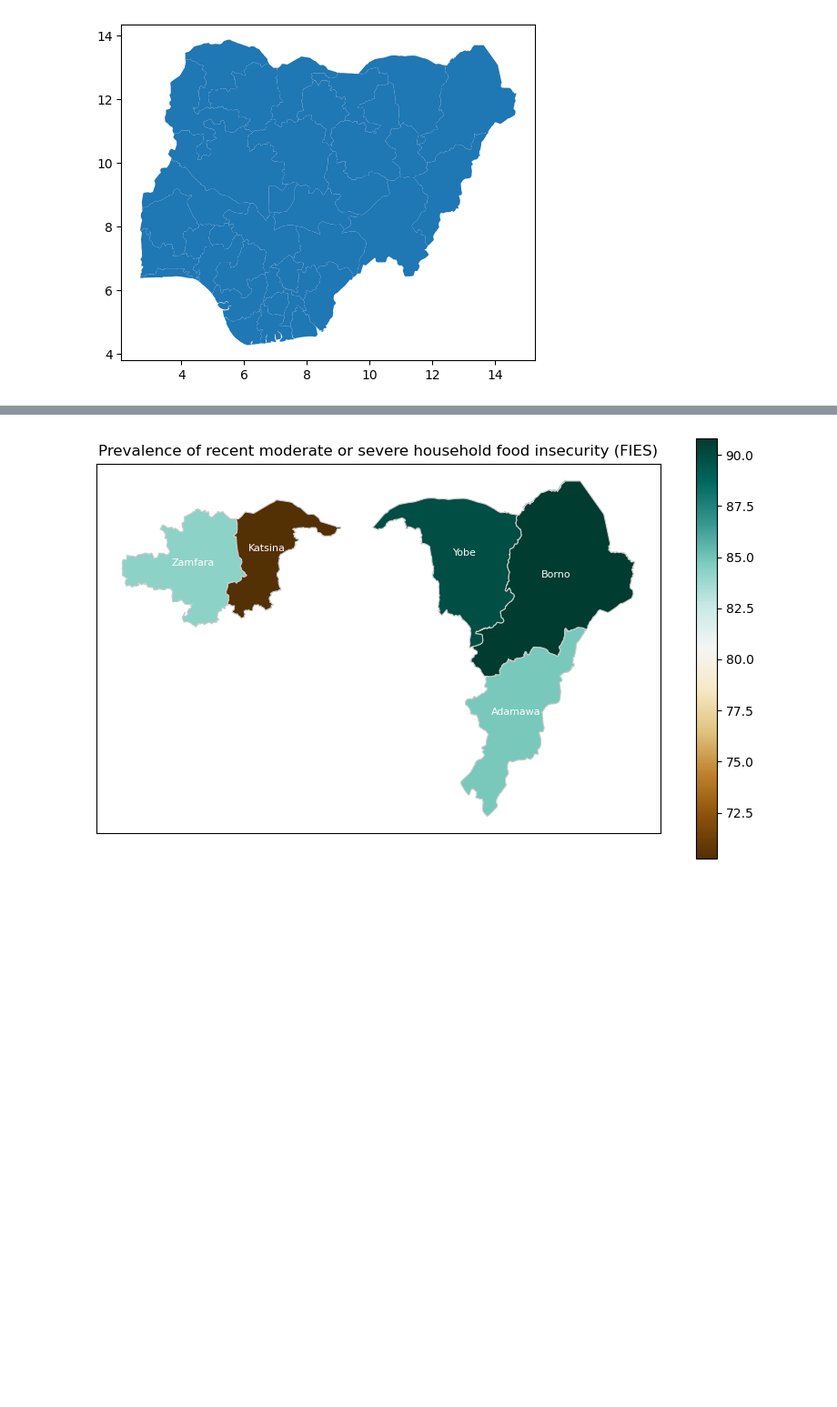
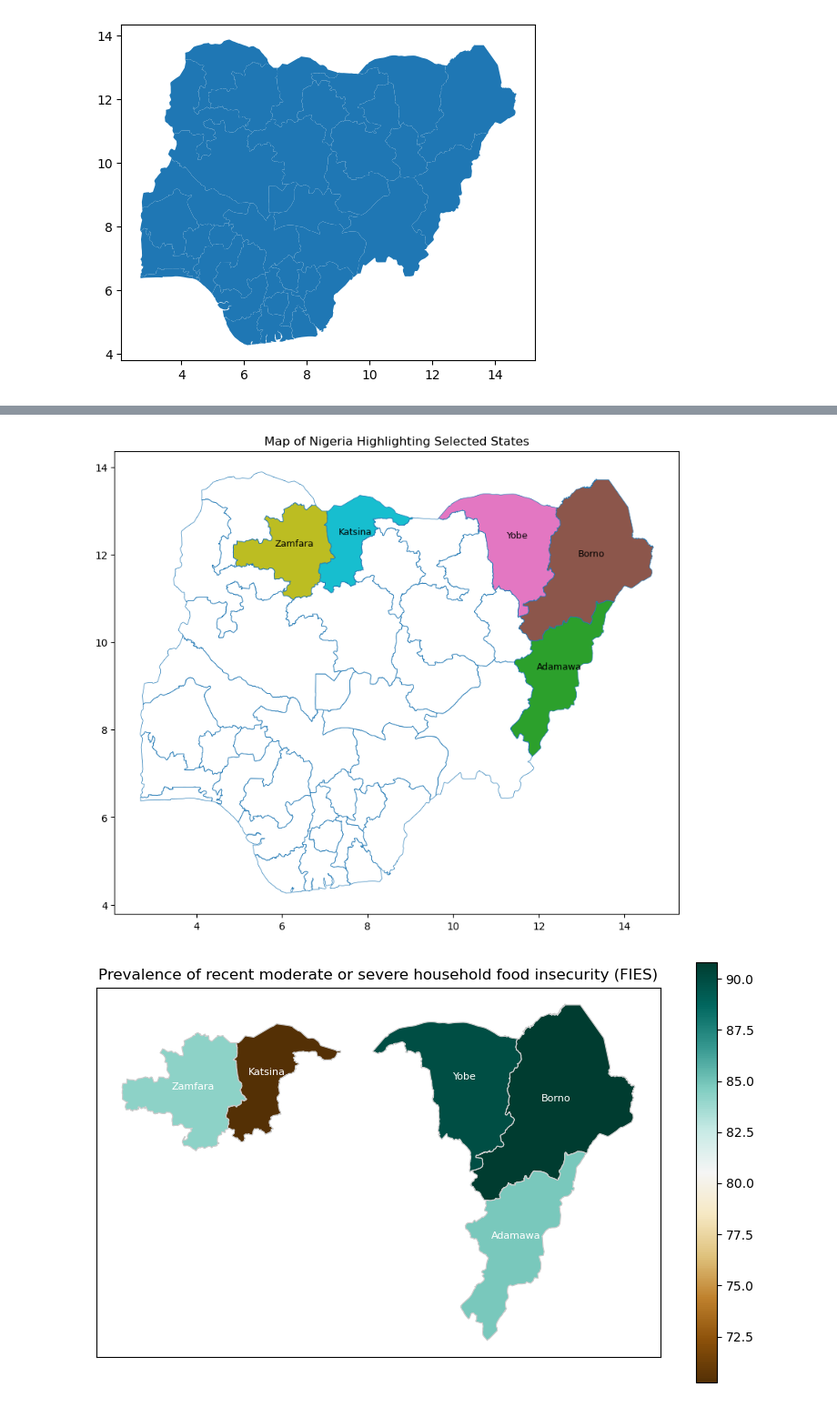
Before and after one commit to decorouz/Food_Insecurity_Indicators_Analysis, a Jupyter notebook: notebooks/2_eda.ipynb, the cells around one changed output, grey strips where cells are left out. Shown at 91% size. Saved outputs shown, nothing was run; the diff lists cells and outputs as text; code cells hidden in the pictures; blank space fills up the shorter version.

Commit message:
Update column of interest

```diff
--- a/notebooks/2_eda.ipynb
+++ b/notebooks/2_eda.ipynb
@@ -619,6 +640,49 @@ gdf = gdf.rename(columns = {"shapeName": "state"})
 # Merge the shapefile with your data
 merged_data = gdf.merge(percent_fies_by_state, how="left", on="state")
 merged_data = merged_data.query("RFI_level == 'prob_mod_sev'")
+# %%
+from matplotlib.patches import Patch
+import matplotlib.colors as mcolors
+import random
+
+# Load the shapefile
+
+# Assume merged_data is already defined and contains the states to highlight
+states_to_highlight = merged_data["state"].to_list()
+
+# Create a column to indicate if the state should be highlighted
+gdf['highlight'] = gdf['state'].apply(lambda x: x in states_to_highlight)
+
+# Assign a unique color to each highlighted state
+colors = list(mcolors.TABLEAU_COLORS.values())  # Use a set of tableau colors
+random.shuffle(colors)  # Shuffle the colors to randomize the assignment
+color_map = {state: colors[i % len(colors)] for i, state in enumerate(states_to_highlight)}
+
+# Plot the map
+fig, ax = plt.subplots(1, 1, figsize=(10, 10))
+gdf.boundary.plot(ax=ax, linewidth=0.5)
+
+
+for state, color in color_map.items():
+    gdf[gdf['state'] == state].plot(ax=ax, color=color, label=state)
+
+# Adding labels
+
+# Adding labels
+for idx, row in gdf.iterrows():
+    if row['state'] in states_to_highlight:  # Only label highlighted states
+        plt.annotate(text=row['state'], xy=(row['geometry'].centroid.x, row['geometry'].centroid.y),
+                     xytext=(3, 3), textcoords="offset points", horizontalalignment='center', fontsize=9)
+
+
+# Create legend
+# legend_elements = [Patch(facecolor=color, edgecolor='black', label=state) for state, color in color_map.items()]
+# ax.legend(handles=legend_elements, title="Highlighted States")
+
+plt.title('Map of Nigeria Highlighting Selected States')
+plt.show()
+# %% [output]
+[figure, added]
 # %%
 # Plot the map
 fig, ax = plt.subplots(1, 1, figsize=(10, 6))
```
Also changed, not shown: parts of 9 cells of this notebook.
